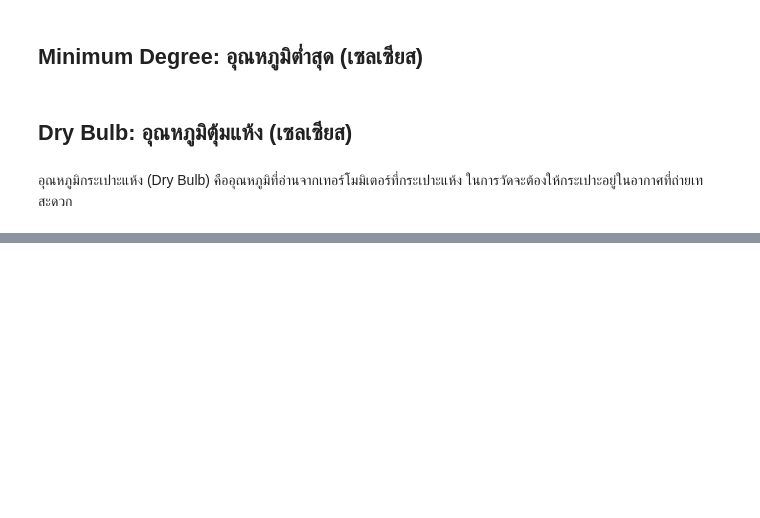
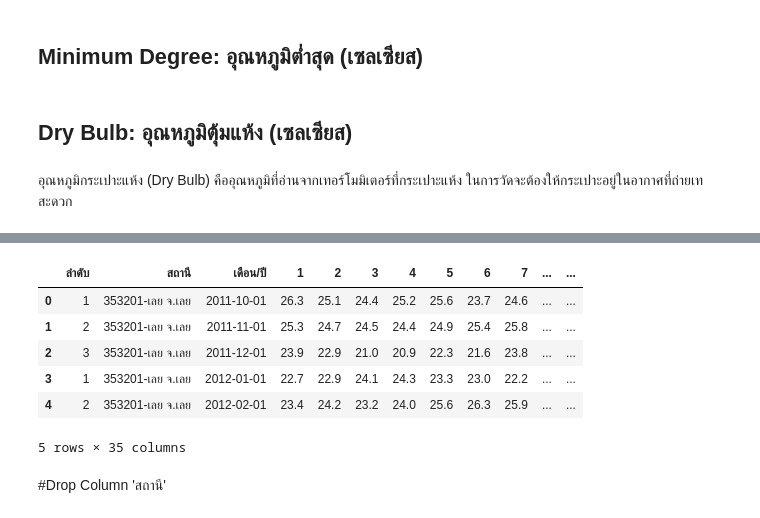
Before and after one commit to Ratchanontt/BSC_DPDM23, a Jupyter notebook: midterm_bscdpdm23.ipynb, the cells around one changed output, grey strips where cells are left out. Drawn from its saved outputs; the diff is of its cells as text; code cells hidden in the pictures; blank space fills up the shorter version.

```diff
--- a/midterm_bscdpdm23.ipynb
+++ b/midterm_bscdpdm23.ipynb
@@ -161,3 +136,9 @@ dataframes = import_and_set_key(folder_path, key_column, 3)
 ## Dry Bulb: อุณหภูมิตุ้มแห้ง (เซลเซียส)
 # %% [markdown]
  อุณหภูมิกระเปาะแห้ง (Dry Bulb) คืออุณหภูมิที่อ่านจากเทอร์โมมิเตอร์ที่กระเปาะแห้ง ในการวัดจะต้องให้กระเปาะอยู่ในอากาศที่ถ่ายเทสะดวก
+# %%
+Dry_Bulb_KhonKaen = pd.read_excel('/content/drive/MyDrive/Data_BSC_DPDM23/อุตุ/อุณหภูมิตุ้มแห้ง(เซลเซียส)/จ.ขอนแก่น.xlsx', header = 4)
+Dry_Bulb_NakhonPhanom = pd.read_excel('/content/drive/MyDrive/Data_BSC_DPDM23/อุตุ/อุณหภูมิตุ้มแห้ง(เซลเซียส)/จ.นครพนม.xlsx', header = 4)
+Dry_Bulb_SakonNakhon = pd.read_excel('/content/drive/MyDrive/Data_BSC_DPDM23/อุตุ/อุณหภูมิตุ้มแห้ง(เซลเซียส)/จ.สกล.xlsx', header = 4)
+Dry_Bulb_NongKhai = pd.read_excel('/content/drive/MyDrive/Data_BSC_DPDM23/อุตุ/อุณหภูมิตุ้มแห้ง(เซลเซียส)/จ.หนองคาย.xlsx', header = 4)
+Dry_Bulb_loei = pd.read_excel('/content/drive/MyDrive/Data_BSC_DPDM23/อุตุ/อุณหภูมิตุ้มแห้ง(เซลเซียส)/จ.เลย.xlsx', header = 4)
@@ -163,0 +247,12 @@ dataframes = import_and_set_key(folder_path, key_column, 3)
+# %%
+Dry_Bulb_loei.head()
+# %% [output]
+|  | ลำดับ | สถานี | เดือน/ปี | 1 | 2 | 3 | 4 | 5 | 6 | 7 | ... | ... |
+| 0 | 1 | 353201-เลย จ.เลย | 2011-10-01 | 26.3 | 25.1 | 24.4 | 25.2 | 25.6 | 23.7 | 24.6 | ... | ... |
+| 1 | 2 | 353201-เลย จ.เลย | 2011-11-01 | 25.3 | 24.7 | 24.5 | 24.4 | 24.9 | 25.4 | 25.8 | ... | ... |
+| 2 | 3 | 353201-เลย จ.เลย | 2011-12-01 | 23.9 | 22.9 | 21.0 | 20.9 | 22.3 | 21.6 | 23.8 | ... | ... |
+| 3 | 1 | 353201-เลย จ.เลย | 2012-01-01 | 22.7 | 22.9 | 24.1 | 24.3 | 23.3 | 23.0 | 22.2 | ... | ... |
+| 4 | 2 | 353201-เลย จ.เลย | 2012-02-01 | 23.4 | 24.2 | 23.2 | 24.0 | 25.6 | 26.3 | 25.9 | ... | ... |
+5 rows × 35 columns
+# %% [markdown]
+#Drop Column 'สถานี'
```
Also changed, not shown: parts of 31 cells of this notebook.
